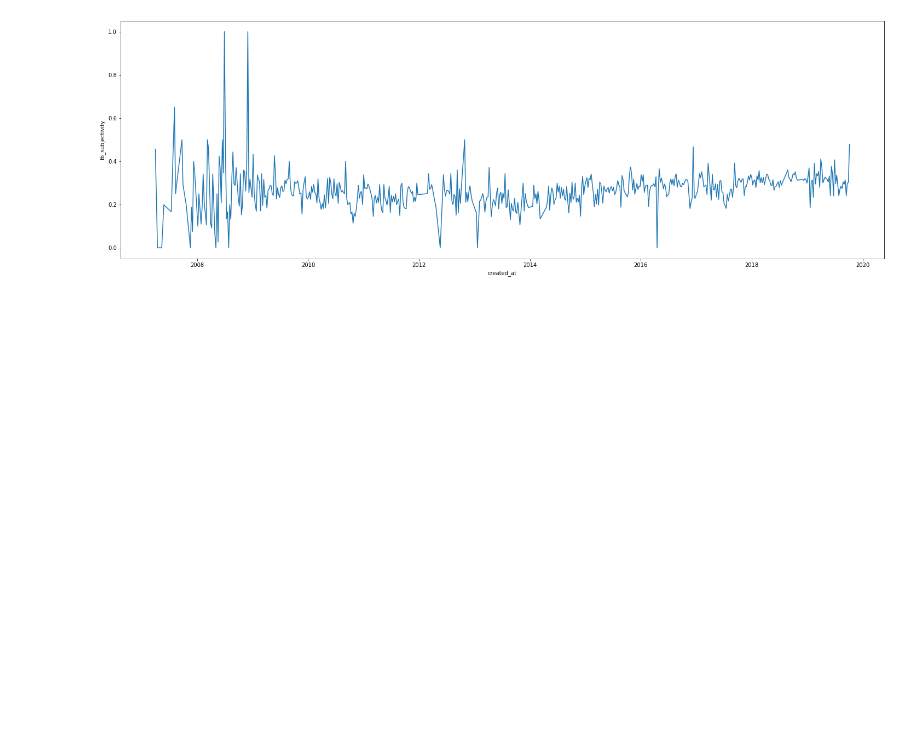
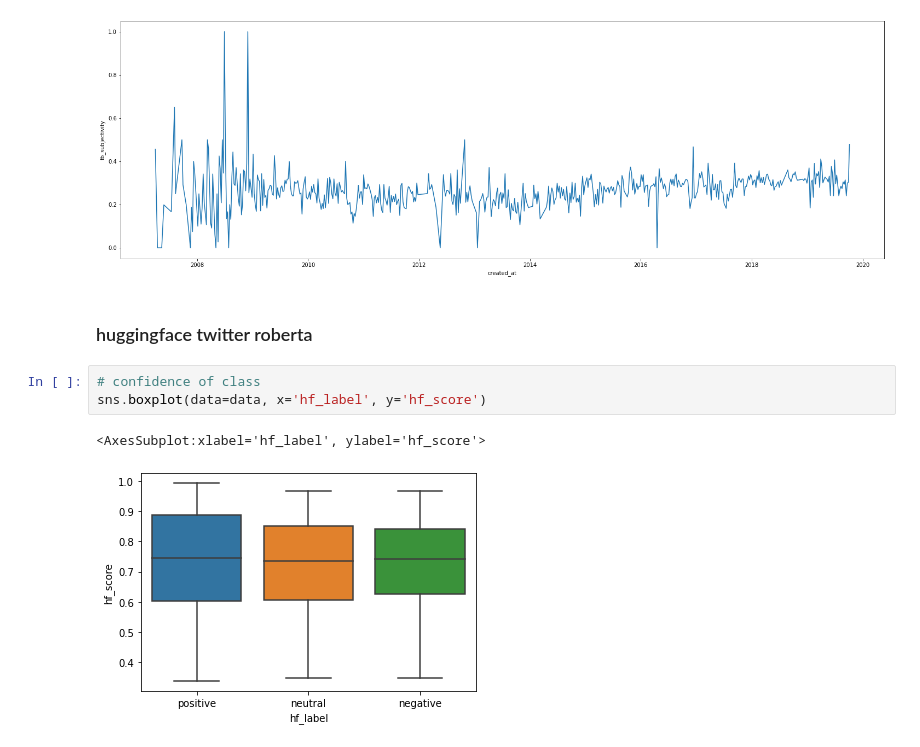
Before and after one commit to 3LL3RM4NN/bdlt_project_the_prophets, a Jupyter notebook: playground_julius.ipynb, the cells around one changed output. Drawn from its saved outputs; the diff is of its cells as text; blank space fills up the shorter version.

```diff
--- a/playground_julius.ipynb
+++ b/playground_julius.ipynb
@@ -261,3 +265,11 @@ sns.lineplot(x='created_at', y='tb_subjectivity', data=data_week, ax=ax)
 # %% [output]
 <AxesSubplot:xlabel='created_at', ylabel='tb_subjectivity'>
 [figure]
+# %% [markdown]
+### huggingface twitter roberta
+# %%
+# confidence of class
+sns.boxplot(data=data, x='hf_label', y='hf_score')
+# %% [output]
+<AxesSubplot:xlabel='hf_label', ylabel='hf_score'>
+[figure, added]
```
Also changed, not shown: parts of 20 cells of this notebook, 2 other files.
